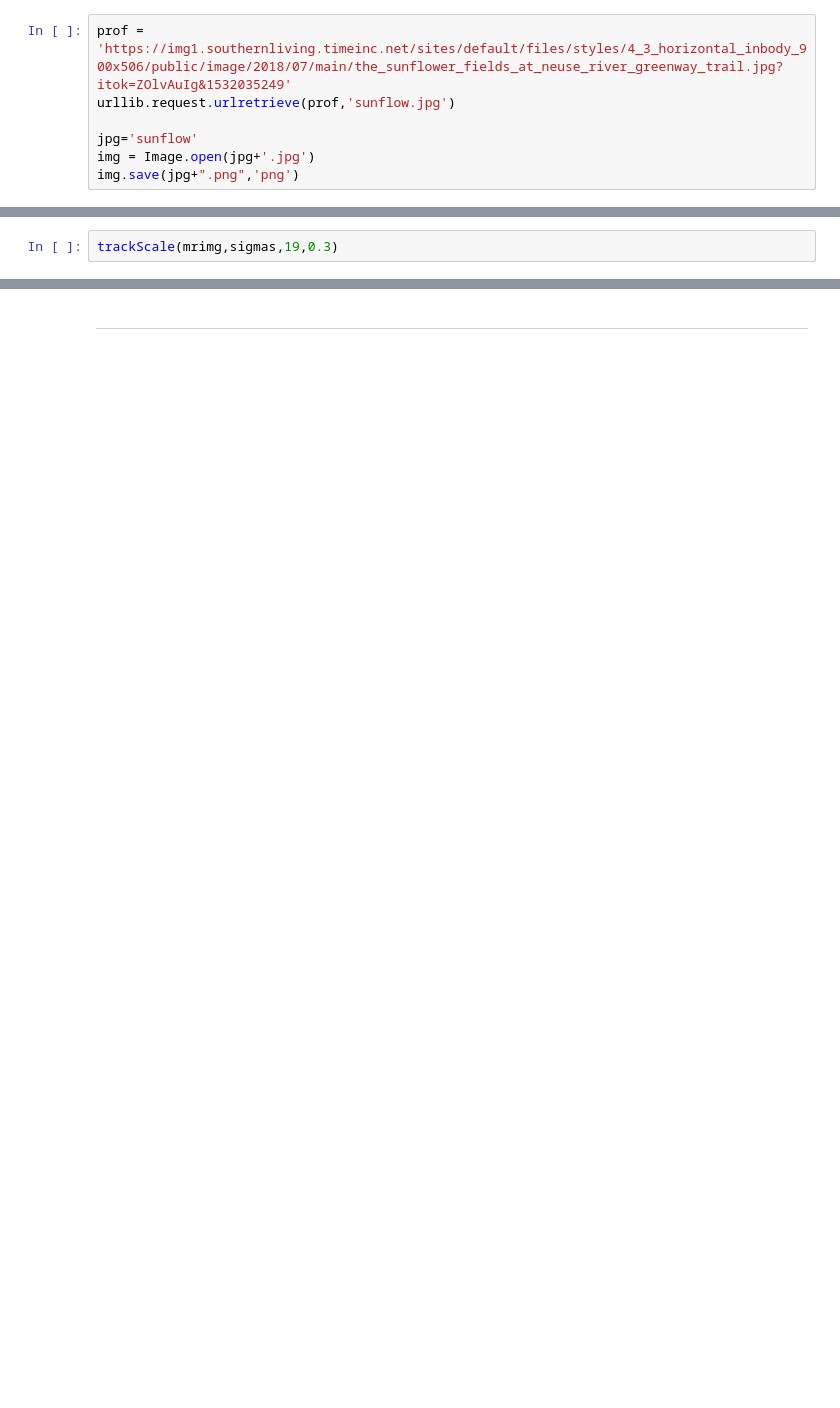
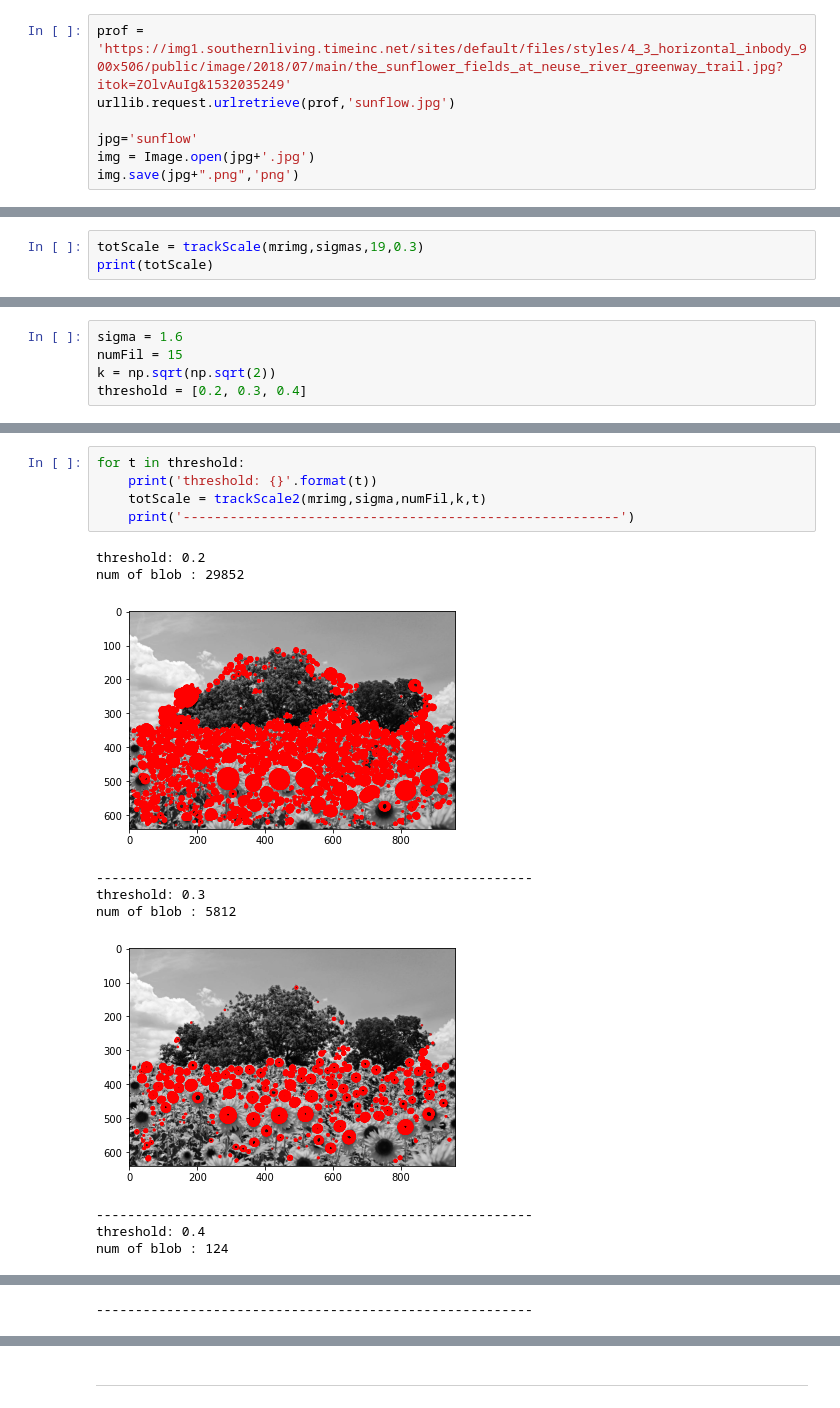
Before and after one commit to TooTouch/KU-ComputerVision, a Jupyter notebook: Assignment3/logscale_KHW.ipynb, the cells around one changed output, grey strips where cells are left out. Cells and saved outputs as stored; diff of their text form; blank space fills up the shorter version.

```diff
--- a/Assignment3/logscale_KHW.ipynb
+++ b/Assignment3/logscale_KHW.ipynb
@@ -152,3 +222,4 @@ for i,sigma in enumerate(np.linspace(1,10,10)):
 # %%
-trackScale(mrimg,sigmas,19,0.3)
+totScale = trackScale(mrimg,sigmas,19,0.3)
+print(totScale)
 # %% [output]
@@ -184,0 +246,5 @@ Use the sunflower image from above and run 100 time steps, plotting the result e
+# %%
+sigma = 1.6
+numFil = 15
+k = np.sqrt(np.sqrt(2))
+threshold = [0.2, 0.3, 0.4]
@@ -184,0 +304,16 @@ Use the sunflower image from above and run 100 time steps, plotting the result e
+# %%
+for t in threshold:
+    print('threshold: {}'.format(t))
+    totScale = trackScale2(mrimg,sigma,numFil,k,t)
+    print('--------------------------------------------------------')
+# %% [output]
+threshold: 0.2
+num of blob : 29852
+[figure, added]
+--------------------------------------------------------
+threshold: 0.3
+num of blob : 5812
+[figure, added]
+--------------------------------------------------------
+threshold: 0.4
+num of blob : 124
@@ -184,0 +321 @@ Use the sunflower image from above and run 100 time steps, plotting the result e
+--------------------------------------------------------
```
Also changed, not shown: parts of 33 cells of this notebook.
